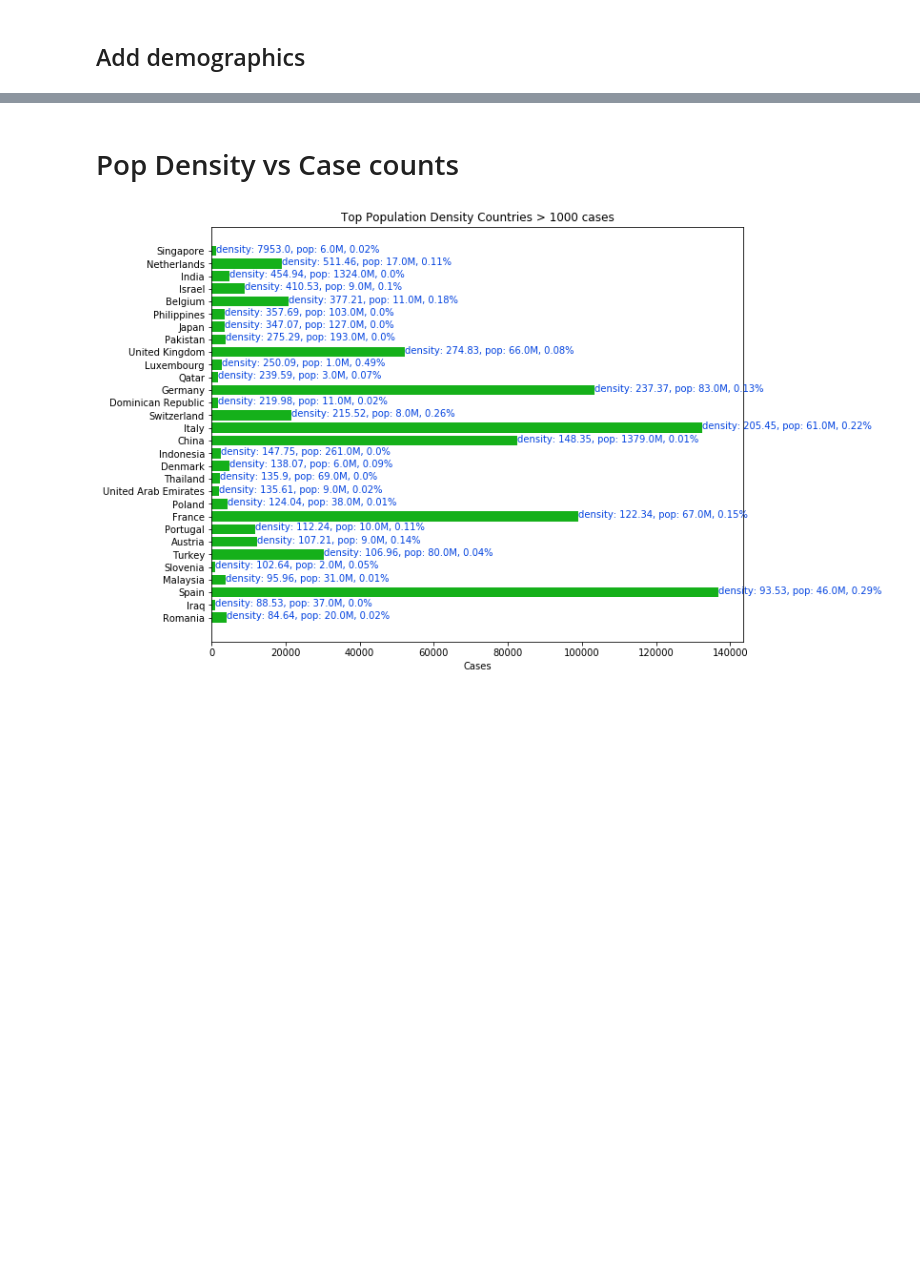
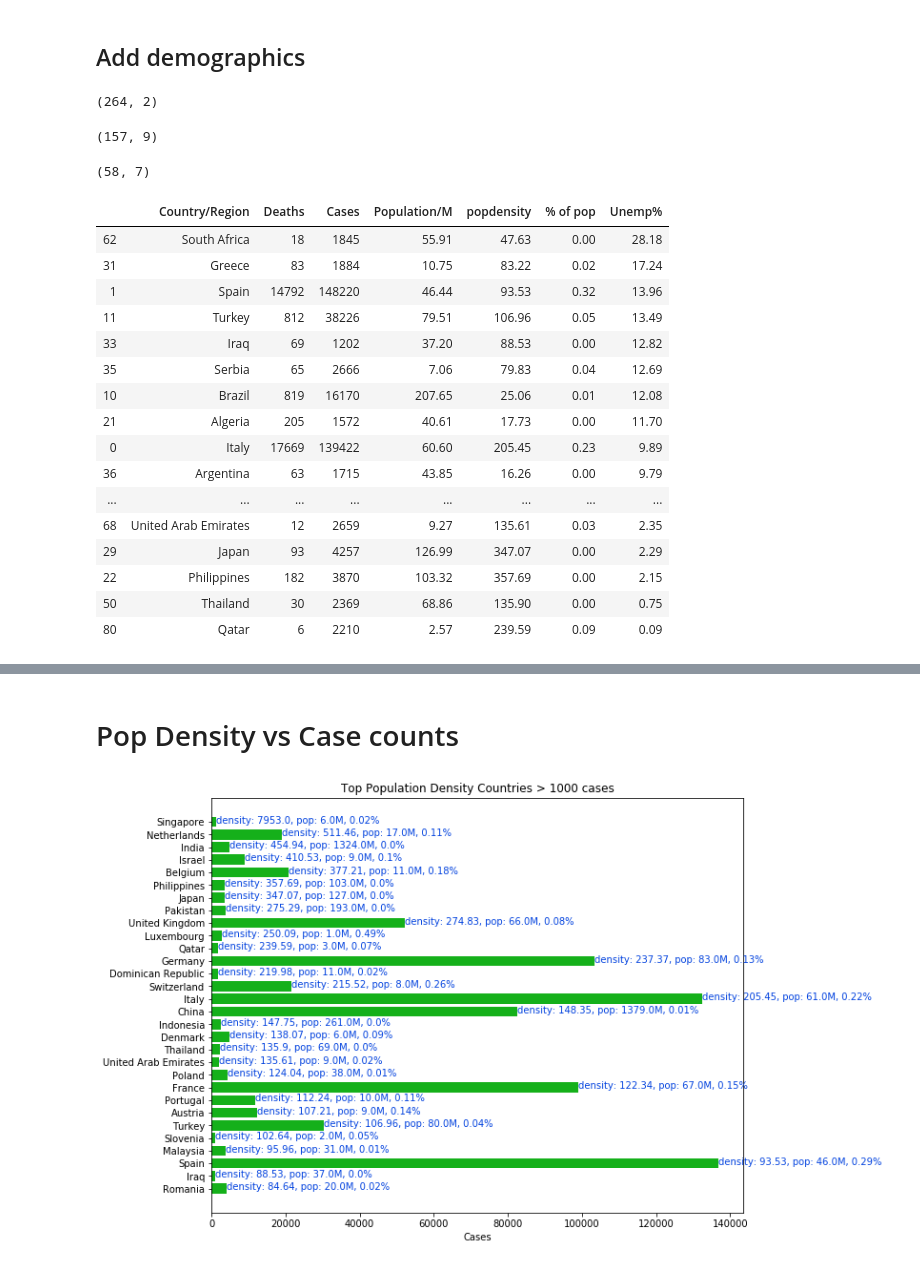
Before and after one commit to dougfoo/machineLearning, a Jupyter notebook: covid/COVID-global-clustering.ipynb, the cells around one changed output, grey strips where cells are left out. Saved outputs shown, nothing was run; the diff lists cells and outputs as text; code cells hidden in the pictures; blank space fills up the shorter version.

Commit message:
unemployment added

```diff
--- a/covid/COVID-global-clustering.ipynb
+++ b/covid/COVID-global-clustering.ipynb
@@ -158,13 +164,46 @@ display(popdensity.head(), df_gmerged2.head().sort_values(by='Population', ascen
 # %%
 #  -- all available https://data.worldbank.org/indicator
 # unemployment data http://api.worldbank.org/v2/en/indicator/SL.UEM.TOTL.ZS?downloadformat=csv
 # hospital beds http://api.worldbank.org/v2/en/indicator/SH.MED.BEDS.ZS?downloadformat=csv
 # air flights http://api.worldbank.org/v2/en/indicator/IS.AIR.DPRT?downloadformat=csv
 # rail lines http://api.worldbank.org/v2/en/indicator/IS.RRS.TOTL.KM?downloadformat=csv
 # employment F http://api.worldbank.org/v2/en/indicator/SL.TLF.CACT.FE.ZS?downloadformat=csv
 # employment M http://api.worldbank.org/v2/en/indicator/SL.TLF.CACT.MA.ZS?downloadformat=csv
 # unemployment http://api.worldbank.org/v2/en/indicator/SL.UEM.TOTL.ZS?downloadformat=csv
 # urban pop http://api.worldbank.org/v2/en/indicator/SP.URB.TOTL.IN.ZS?downloadformat=csv
 
 # need to get the last column w/ data tsince its very sparse
-s
+
+df_uemp = get_zip('http://api.worldbank.org/v2/en/indicator/SL.UEM.TOTL.ZS?downloadformat=csv')
+df_uemp = df_uemp.fillna(method='ffill')[['Country Code', '2019']].rename(columns={'2019':'Unemp%'})
+display(df_uemp.shape, df_gmerged2.shape)
+
+df_gmerged3 = pd.merge(left=df_gmerged2, right=df_uemp, on ='Country Code')
+df_gmerged3['Population/M'] = df_gmerged3['Population'].div(10**6).round(2)
+df_gmerged3['Unemp%'] = df_gmerged3['Unemp%'].round(2)
+df_gmerged3['popdensity'] = df_gmerged3['popdensity'].round(2)
+df_gmerged3 = df_gmerged3.sort_values(by='Unemp%', ascending=False)[['Country/Region','Deaths','Cases','Population/M','popdensity','% of pop','Unemp%']]
+df_gmerged3 = df_gmerged3[df_gmerged3['Cases'] > 1000]
+
+display(df_gmerged3.shape, df_gmerged3)
+# %% [output]
+(264, 2)
+(157, 9)
+(58, 7)
+|  | Country/Region | Deaths | Cases | Population/M | popdensity | % of pop | Unemp% |
+| 62 | South Africa | 18 | 1845 | 55.91 | 47.63 | 0.00 | 28.18 |
+| 31 | Greece | 83 | 1884 | 10.75 | 83.22 | 0.02 | 17.24 |
+| 1 | Spain | 14792 | 148220 | 46.44 | 93.53 | 0.32 | 13.96 |
+| 11 | Turkey | 812 | 38226 | 79.51 | 106.96 | 0.05 | 13.49 |
+| 33 | Iraq | 69 | 1202 | 37.20 | 88.53 | 0.00 | 12.82 |
+| 35 | Serbia | 65 | 2666 | 7.06 | 79.83 | 0.04 | 12.69 |
+| 10 | Brazil | 819 | 16170 | 207.65 | 25.06 | 0.01 | 12.08 |
+| 21 | Algeria | 205 | 1572 | 40.61 | 17.73 | 0.00 | 11.70 |
+| 0 | Italy | 17669 | 139422 | 60.60 | 205.45 | 0.23 | 9.89 |
+| 36 | Argentina | 63 | 1715 | 43.85 | 16.26 | 0.00 | 9.79 |
+| ... | ... | ... | ... | ... | ... | ... | ... |
+| 68 | United Arab Emirates | 12 | 2659 | 9.27 | 135.61 | 0.03 | 2.35 |
+| 29 | Japan | 93 | 4257 | 126.99 | 347.07 | 0.00 | 2.29 |
+| 22 | Philippines | 182 | 3870 | 103.32 | 357.69 | 0.00 | 2.15 |
+| 50 | Thailand | 30 | 2369 | 68.86 | 135.90 | 0.00 | 0.75 |
+| 80 | Qatar | 6 | 2210 | 2.57 | 239.59 | 0.09 | 0.09 |
```
Also changed, not shown: parts of 4 cells of this notebook.
